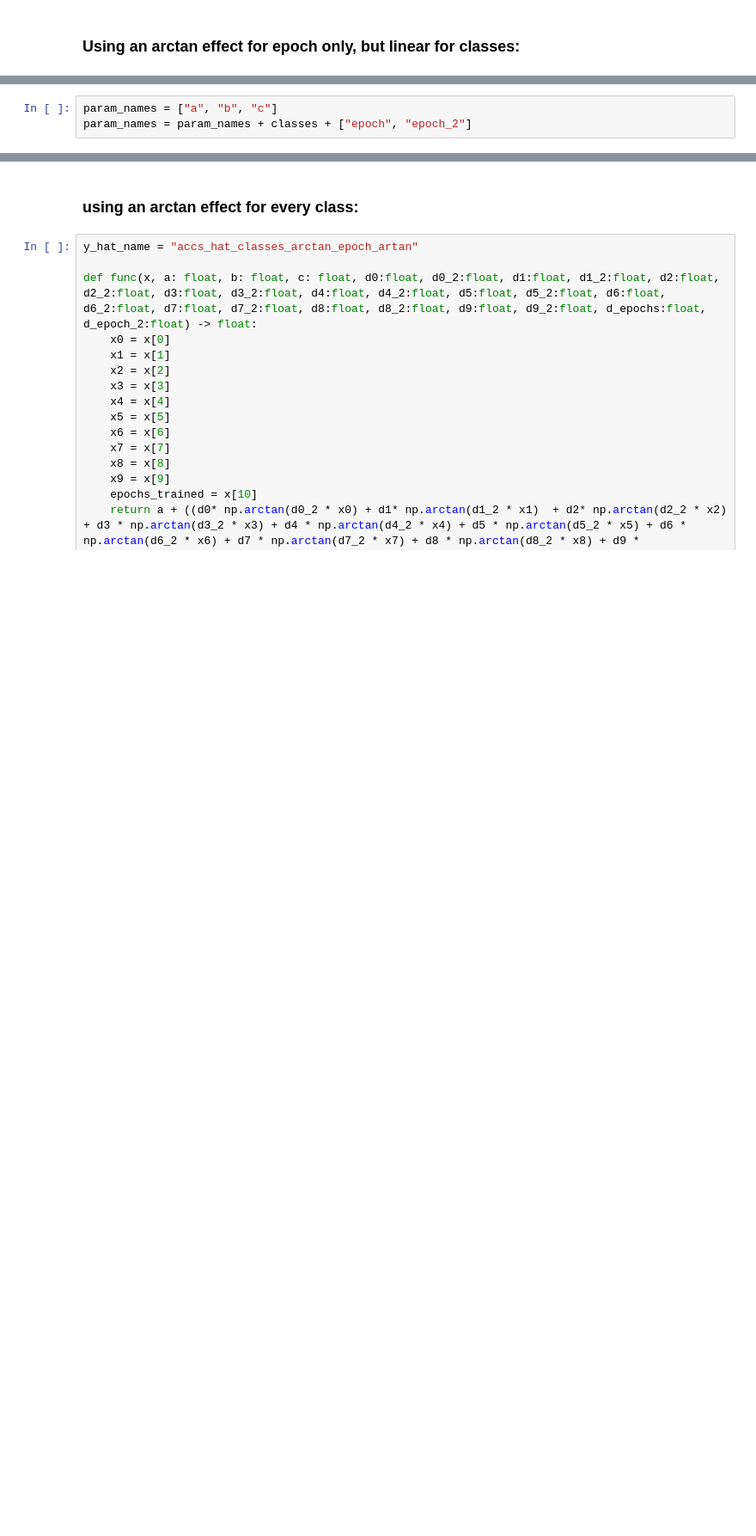
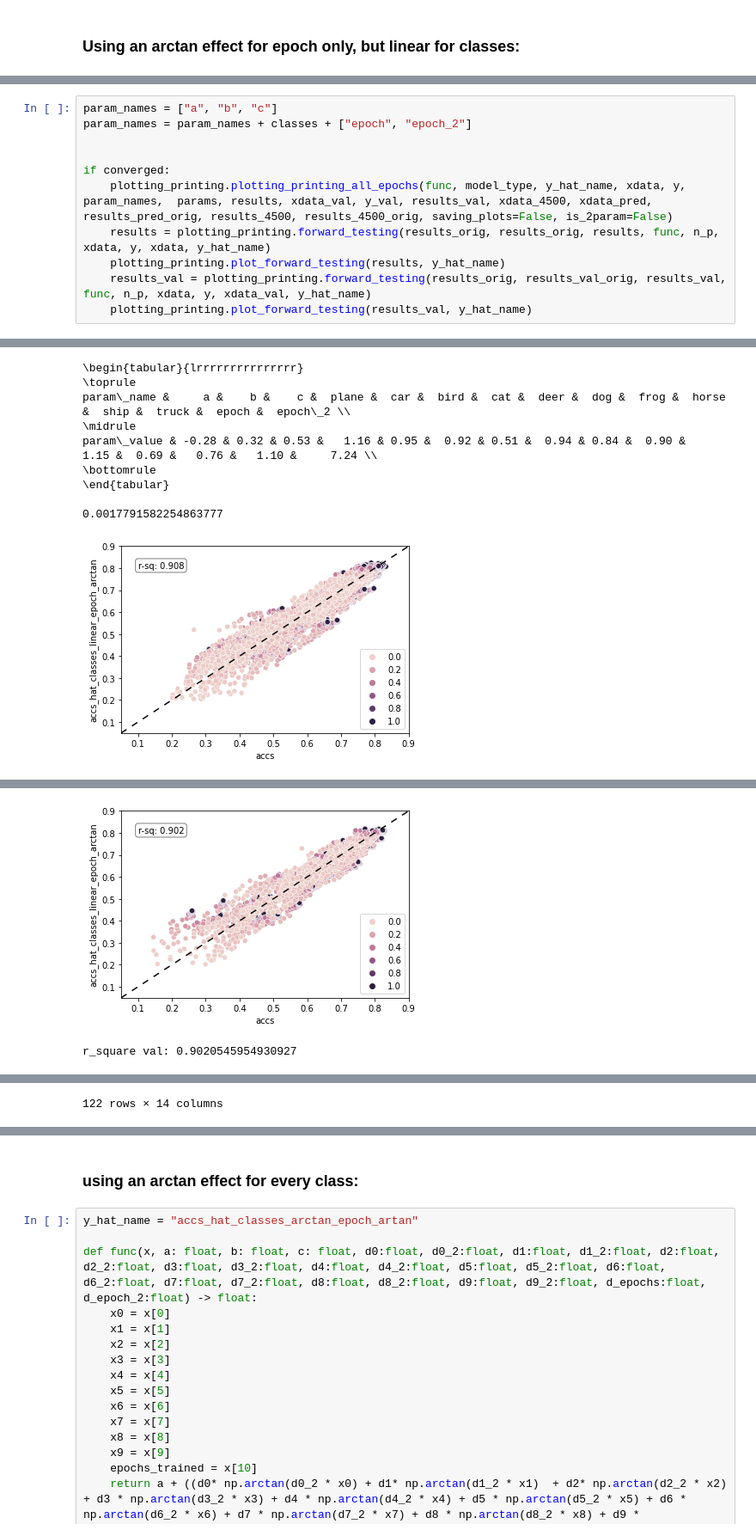
Before and after one commit to tmuehlen80/training_dataset_size_per_class, a Jupyter notebook: notebooks/cifar10_datasetsize_powerlaw_allepochs.ipynb, the cells around one changed output, grey strips where cells are left out. Shown at 86% size. Drawn from its saved outputs; the diff is of its cells as text; blank space fills up the shorter version.

```diff
--- a/notebooks/cifar10_datasetsize_powerlaw_allepochs.ipynb
+++ b/notebooks/cifar10_datasetsize_powerlaw_allepochs.ipynb
@@ -202,3 +245,12 @@ except:
 # %%
 param_names = ["a", "b", "c"]
 param_names = param_names + classes + ["epoch", "epoch_2"]
+
+
+if converged:
+    plotting_printing.plotting_printing_all_epochs(func, model_type, y_hat_name, xdata, y, param_names,  params, results, xdata_val, y_val, results_val, xdata_4500, xdata_pred, results_pred_orig, results_4500, results_4500_orig, saving_plots=False, is_2param=False)
+    results = plotting_printing.forward_testing(results_orig, results_orig, results, func, n_p, xdata, y, xdata, y_hat_name)
+    plotting_printing.plot_forward_testing(results, y_hat_name)
+    results_val = plotting_printing.forward_testing(results_orig, results_val_orig, results_val, func, n_p, xdata, y, xdata_val, y_hat_name)
+    plotting_printing.plot_forward_testing(results_val, y_hat_name)
+# %% [output]
@@ -204,0 +259,10 @@ param_names = param_names + classes + ["epoch", "epoch_2"]
+\begin{tabular}{lrrrrrrrrrrrrrrr}
+\toprule
+param\_name &     a &    b &    c &  plane &  car &  bird &  cat &  deer &  dog &  frog &  horse &  ship &  truck &  epoch &  epoch\_2 \\
+\midrule
+param\_value & -0.28 & 0.32 & 0.53 &   1.16 & 0.95 &  0.92 & 0.51 &  0.94 & 0.84 &  0.90 &   1.15 &  0.69 &   0.76 &   1.10 &     7.24 \\
+\bottomrule
+\end{tabular}
+
+0.0017791582254863777
+[figure, added]
@@ -204,0 +271,2 @@ param_names = param_names + classes + ["epoch", "epoch_2"]
+[figure, added]
+r_square val: 0.9020545954930927
@@ -204,0 +286 @@ param_names = param_names + classes + ["epoch", "epoch_2"]
+122 rows × 14 columns
```
Also changed, not shown: parts of 15 cells of this notebook, 15 other files.
